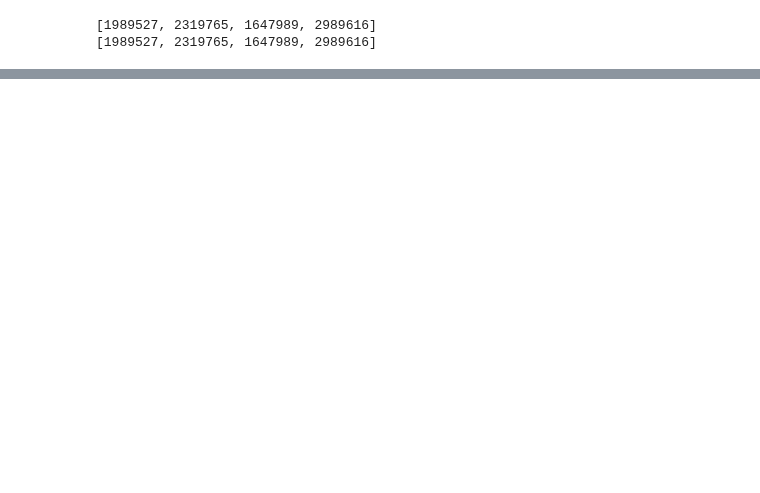
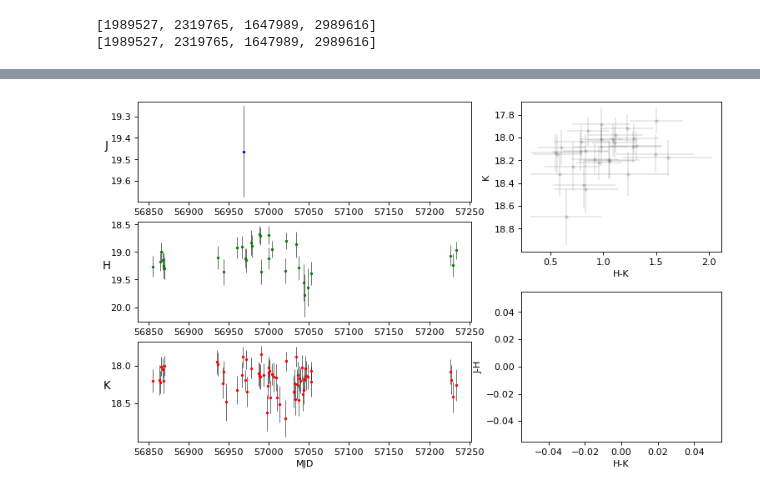
Before and after one commit to tomr-stargazer/Variability_Project_2020, a Jupyter notebook: wuvars/data/Prototypes/Prototyping the load_photometry, load_spreadsheet v2.ipynb, the cells around one changed output, grey strips where cells are left out. Saved outputs shown, nothing was run; the diff lists cells and outputs as text; code cells hidden in the pictures; blank space fills up the shorter version.

```diff
--- a/wuvars/data/Prototypes/Prototyping the load_photometry, load_spreadsheet v2.ipynb
+++ b/wuvars/data/Prototypes/Prototyping the load_photometry, load_spreadsheet v2.ipynb
@@ -46,0 +94,5 @@ print([len(x) for x in phot_v2_grouped])
+# %%
+faint_sid_2 = 44989782467413
+fig_lc2 = simple_lc(dat, faint_sid_2)
+# %% [output]
+[figure, added]
```
Also changed, not shown: parts of 12 cells of this notebook.
